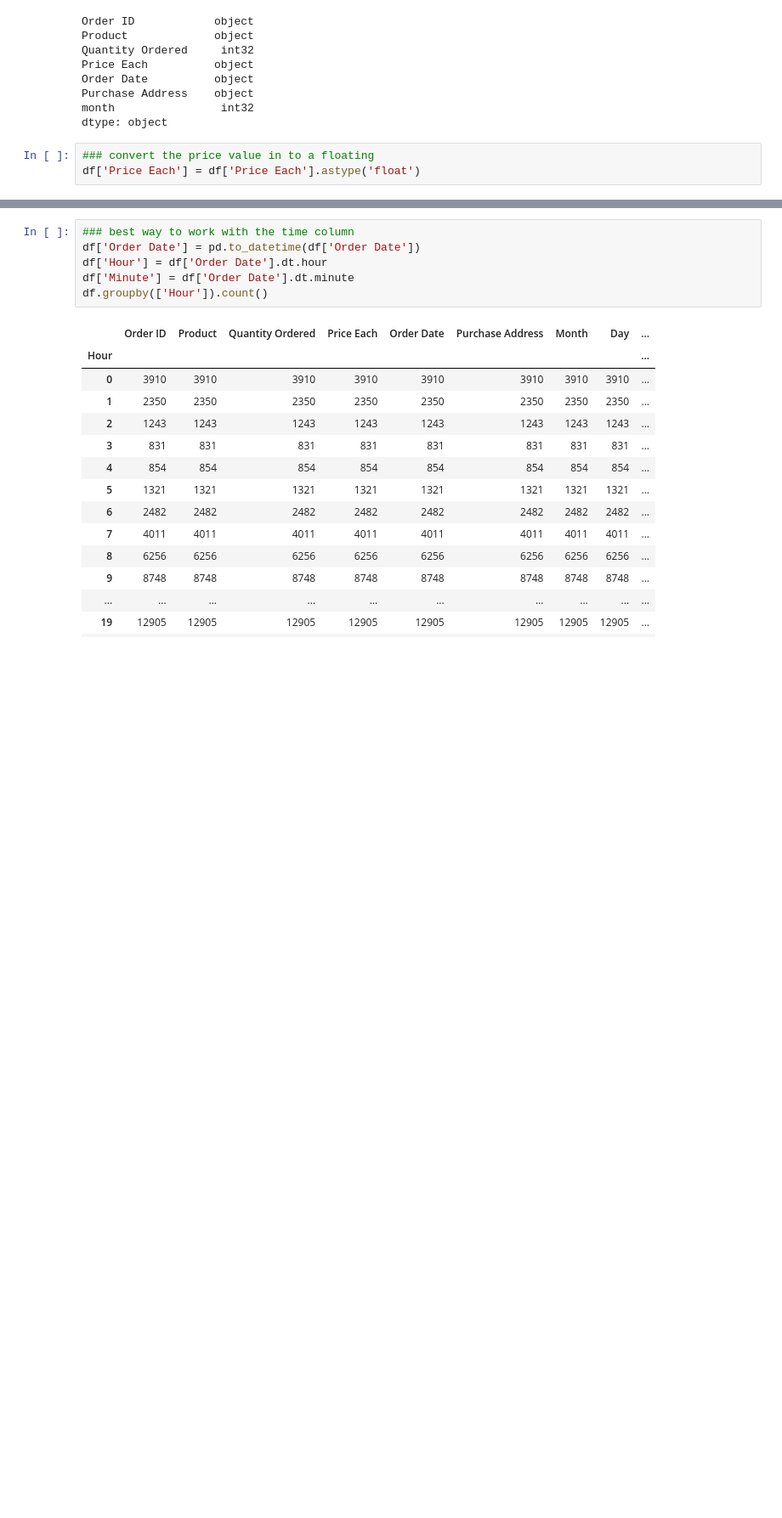
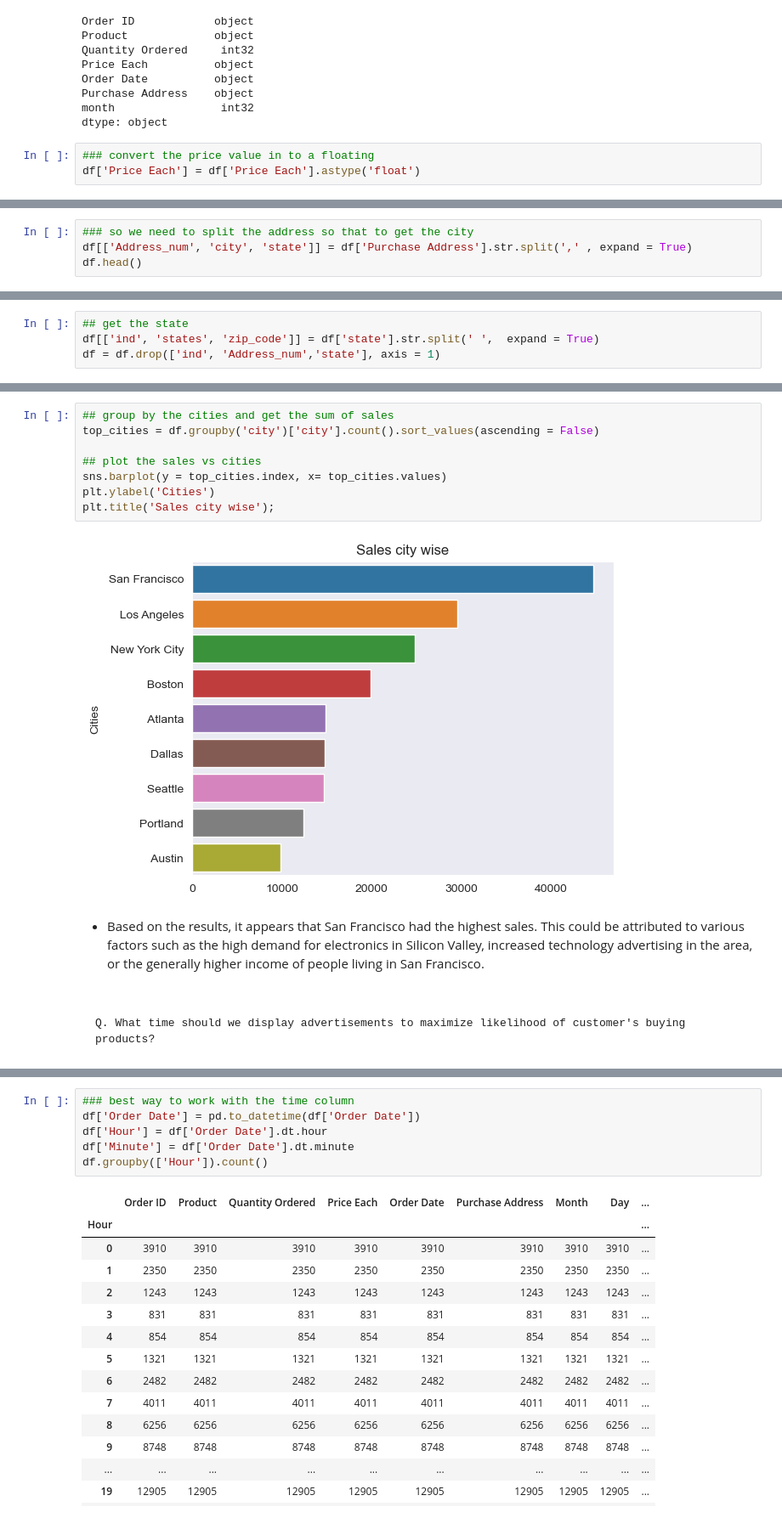
Before and after one commit to Senayitalazarb/SalesAnalysis, a Jupyter notebook: Sales_project.ipynb, the cells around one changed output, grey strips where cells are left out. Shown at 85% size. Cells and saved outputs as stored; diff of their text form; blank space fills up the shorter version.

```diff
--- a/Sales_project.ipynb
+++ b/Sales_project.ipynb
@@ -409,0 +210,4 @@ plt.show()
+# %%
+### so we need to split the address so that to get the city
+df[['Address_num', 'city', 'state']] = df['Purchase Address'].str.split(',' , expand = True)
+df.head()
@@ -409,0 +221,4 @@ plt.show()
+# %%
+## get the state
+df[['ind', 'states', 'zip_code']] = df['state'].str.split(' ',  expand = True)
+df = df.drop(['ind', 'Address_num','state'], axis = 1)
@@ -409,0 +234,15 @@ plt.show()
+# %%
+## group by the cities and get the sum of sales
+top_cities = df.groupby('city')['city'].count().sort_values(ascending = False)
+
+## plot the sales vs cities
+sns.barplot(y = top_cities.index, x= top_cities.values)
+plt.ylabel('Cities')
+plt.title('Sales city wise');
+# %% [output]
+[figure, added]
+# %% [markdown]
+- Based on the results, it appears that San Francisco had the highest sales. This could be attributed to various factors such as the high demand for electronics in Silicon Valley, increased technology advertising in the area, or the generally higher income of people living in San Francisco.
+# %% [markdown]
+####
+    Q. What time should we display advertisements to maximize likelihood of customer's buying products?
```
Also changed, not shown: parts of 62 cells of this notebook.
